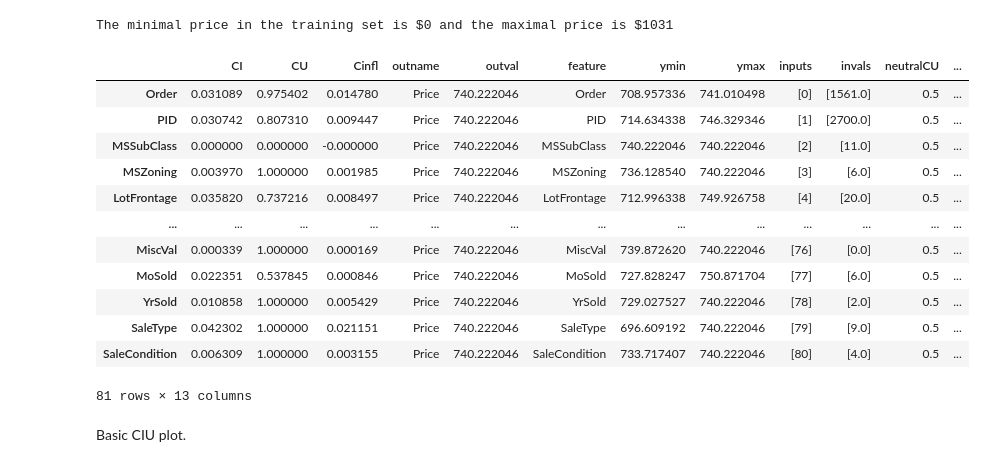
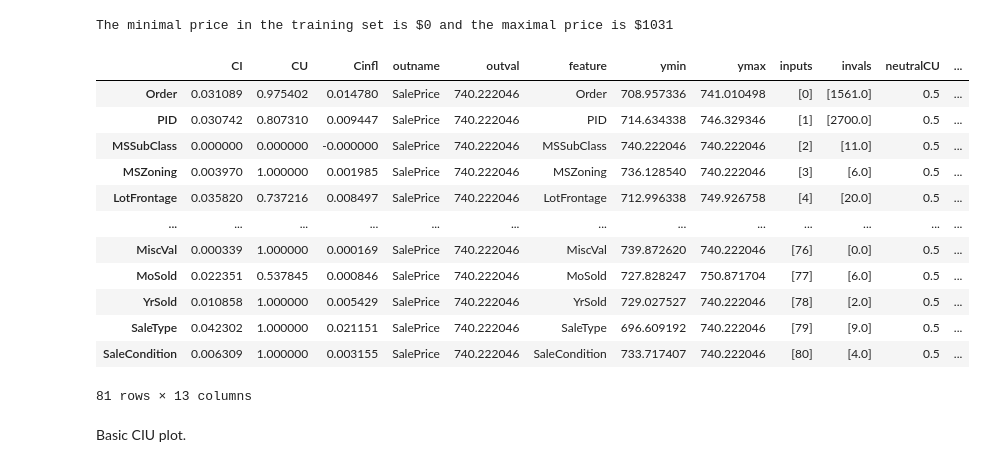
Before and after one commit to KaryFramling/py-ciu, a Jupyter notebook: AmesHousingTests.ipynb, the cells around one changed output. Saved outputs shown, nothing was run; the diff lists cells and outputs as text; code cells hidden in the pictures.

```diff
--- a/AmesHousingTests.ipynb
+++ b/AmesHousingTests.ipynb
@@ -111,27 +111,28 @@ XGBRegressor(alpha=10, base_score=None, booster=None, callbacks=None,
 Basic CIU and explanation.
 # %%
 out_minmaxs = pd.DataFrame({'mins': [float(min(y_train))], 'maxs': [float(max(y_train))]})
+out_minmaxs.index = ['SalePrice'] # Each row has to have the output name(s) as index!
 print(f"The minimal price in the training set is ${min(y_train):.0f} and the maximal price is ${max(y_train):.0f}")
 # %% [output]
 The minimal price in the training set is $0 and the maximal price is $1031
 # %%
 ames_instance = X_test.iloc[[345]]
-CIU_ames = ciu.CIU(model.predict, ['Price'], data=X_train, out_minmaxs=out_minmaxs) #, category_mapping=category_mapping)
+CIU_ames = ciu.CIU(model.predict, ['SalePrice'], data=X_train, out_minmaxs=out_minmaxs) #, category_mapping=category_mapping)
 CIUres = CIU_ames.explain(ames_instance)
 display(CIUres)
 # %% [output]
 |  | CI | CU | Cinfl | outname | outval | feature | ymin | ymax | inputs | invals | neutralCU | ... |
-| Order | 0.031089 | 0.975402 | 0.014780 | Price | 740.222046 | Order | 708.957336 | 741.010498 | [0] | [1561.0] | 0.5 | ... |
-| PID | 0.030742 | 0.807310 | 0.009447 | Price | 740.222046 | PID | 714.634338 | 746.329346 | [1] | [2700.0] | 0.5 | ... |
-| MSSubClass | 0.000000 | 0.000000 | -0.000000 | Price | 740.222046 | MSSubClass | 740.222046 | 740.222046 | [2] | [11.0] | 0.5 | ... |
-| MSZoning | 0.003970 | 1.000000 | 0.001985 | Price | 740.222046 | MSZoning | 736.128540 | 740.222046 | [3] | [6.0] | 0.5 | ... |
-| LotFrontage | 0.035820 | 0.737216 | 0.008497 | Price | 740.222046 | LotFrontage | 712.996338 | 749.926758 | [4] | [20.0] | 0.5 | ... |
+| Order | 0.031089 | 0.975402 | 0.014780 | SalePrice | 740.222046 | Order | 708.957336 | 741.010498 | [0] | [1561.0] | 0.5 | ... |
+| PID | 0.030742 | 0.807310 | 0.009447 | SalePrice | 740.222046 | PID | 714.634338 | 746.329346 | [1] | [2700.0] | 0.5 | ... |
+| MSSubClass | 0.000000 | 0.000000 | -0.000000 | SalePrice | 740.222046 | MSSubClass | 740.222046 | 740.222046 | [2] | [11.0] | 0.5 | ... |
+| MSZoning | 0.003970 | 1.000000 | 0.001985 | SalePrice | 740.222046 | MSZoning | 736.128540 | 740.222046 | [3] | [6.0] | 0.5 | ... |
+| LotFrontage | 0.035820 | 0.737216 | 0.008497 | SalePrice | 740.222046 | LotFrontage | 712.996338 | 749.926758 | [4] | [20.0] | 0.5 | ... |
 | ... | ... | ... | ... | ... | ... | ... | ... | ... | ... | ... | ... | ... |
-| MiscVal | 0.000339 | 1.000000 | 0.000169 | Price | 740.222046 | MiscVal | 739.872620 | 740.222046 | [76] | [0.0] | 0.5 | ... |
-| MoSold | 0.022351 | 0.537845 | 0.000846 | Price | 740.222046 | MoSold | 727.828247 | 750.871704 | [77] | [6.0] | 0.5 | ... |
-| YrSold | 0.010858 | 1.000000 | 0.005429 | Price | 740.222046 | YrSold | 729.027527 | 740.222046 | [78] | [2.0] | 0.5 | ... |
-| SaleType | 0.042302 | 1.000000 | 0.021151 | Price | 740.222046 | SaleType | 696.609192 | 740.222046 | [79] | [9.0] | 0.5 | ... |
-| SaleCondition | 0.006309 | 1.000000 | 0.003155 | Price | 740.222046 | SaleCondition | 733.717407 | 740.222046 | [80] | [4.0] | 0.5 | ... |
+| MiscVal | 0.000339 | 1.000000 | 0.000169 | SalePrice | 740.222046 | MiscVal | 739.872620 | 740.222046 | [76] | [0.0] | 0.5 | ... |
+| MoSold | 0.022351 | 0.537845 | 0.000846 | SalePrice | 740.222046 | MoSold | 727.828247 | 750.871704 | [77] | [6.0] | 0.5 | ... |
+| YrSold | 0.010858 | 1.000000 | 0.005429 | SalePrice | 740.222046 | YrSold | 729.027527 | 740.222046 | [78] | [2.0] | 0.5 | ... |
+| SaleType | 0.042302 | 1.000000 | 0.021151 | SalePrice | 740.222046 | SaleType | 696.609192 | 740.222046 | [79] | [9.0] | 0.5 | ... |
+| SaleCondition | 0.006309 | 1.000000 | 0.003155 | SalePrice | 740.222046 | SaleCondition | 733.717407 | 740.222046 | [80] | [4.0] | 0.5 | ... |
 81 rows × 13 columns
 # %% [markdown]
 Basic CIU plot.
```
Also changed, not shown: parts of 8 cells of this notebook, 2 other files.
